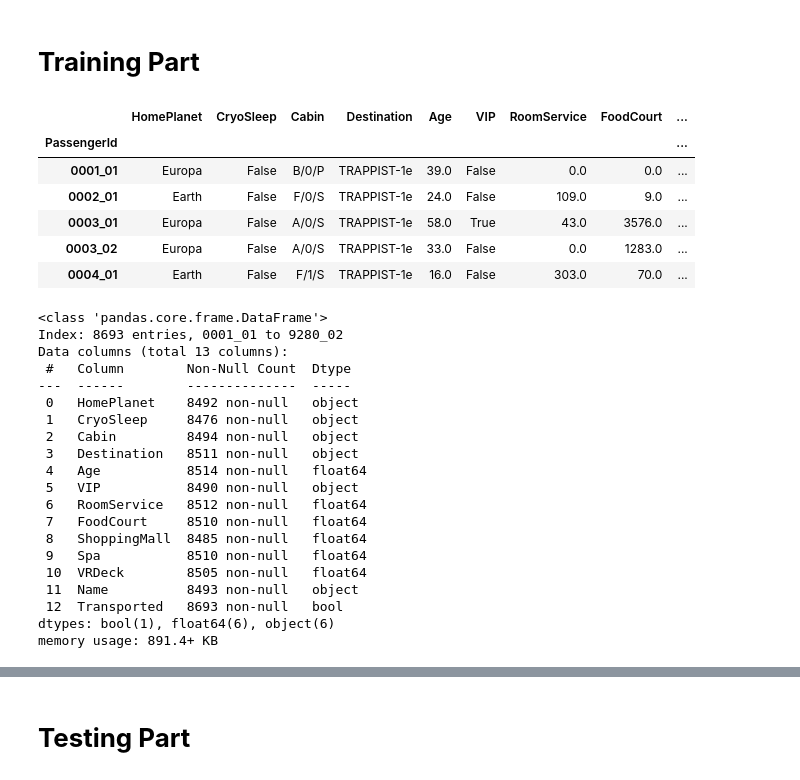
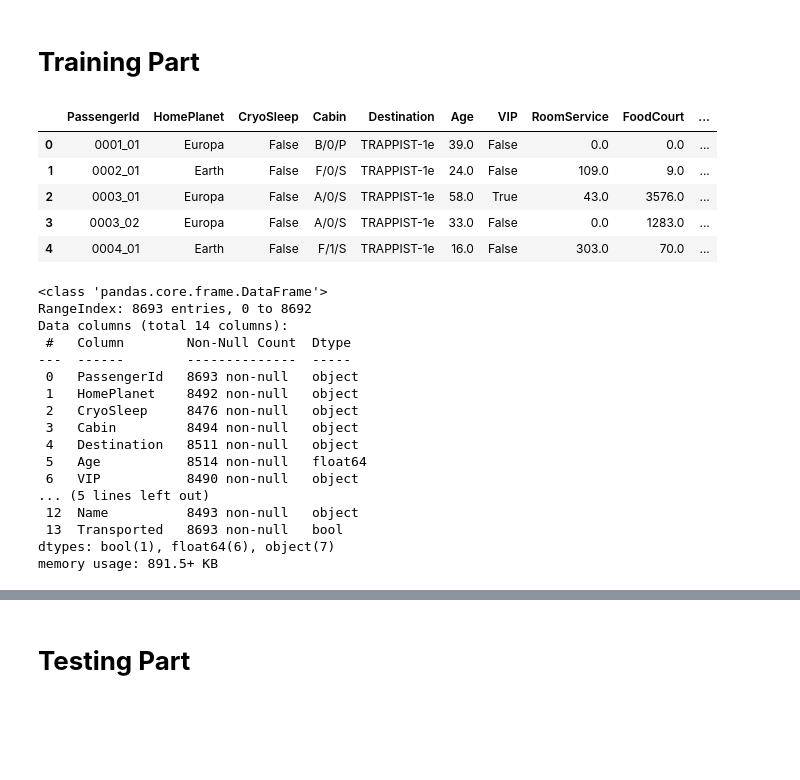
Before and after one commit to ayush8587/Kaggle_Competition, a Jupyter notebook: spaceship-titanic.ipynb, the cells around one changed output, grey strips where cells are left out. Saved outputs shown, nothing was run; the diff lists cells and outputs as text; code cells hidden in the pictures; blank space fills up the shorter version.

Commit message:
Kaggle Notebook | Spaceship Titanic | Version 6

```diff
--- a/spaceship-titanic.ipynb
+++ b/spaceship-titanic.ipynb
@@ -34,34 +28,30 @@ import matplotlib.pyplot as plt
 # %%
-train=pd.read_csv('/kaggle/input/spaceship-titanic/train.csv',index_col='PassengerId')
+train=pd.read_csv('/kaggle/input/spaceship-titanic/train.csv')
 train.head()
 # %% [output]
-|  | HomePlanet | CryoSleep | Cabin | Destination | Age | VIP | RoomService | FoodCourt | ... |
-| PassengerId |  |  |  |  |  |  |  |  | ... |
-| 0001_01 | Europa | False | B/0/P | TRAPPIST-1e | 39.0 | False | 0.0 | 0.0 | ... |
-| 0002_01 | Earth | False | F/0/S | TRAPPIST-1e | 24.0 | False | 109.0 | 9.0 | ... |
-| 0003_01 | Europa | False | A/0/S | TRAPPIST-1e | 58.0 | True | 43.0 | 3576.0 | ... |
-| 0003_02 | Europa | False | A/0/S | TRAPPIST-1e | 33.0 | False | 0.0 | 1283.0 | ... |
-| 0004_01 | Earth | False | F/1/S | TRAPPIST-1e | 16.0 | False | 303.0 | 70.0 | ... |
+|  | PassengerId | HomePlanet | CryoSleep | Cabin | Destination | Age | VIP | RoomService | FoodCourt | ... |
+| 0 | 0001_01 | Europa | False | B/0/P | TRAPPIST-1e | 39.0 | False | 0.0 | 0.0 | ... |
+| 1 | 0002_01 | Earth | False | F/0/S | TRAPPIST-1e | 24.0 | False | 109.0 | 9.0 | ... |
+| 2 | 0003_01 | Europa | False | A/0/S | TRAPPIST-1e | 58.0 | True | 43.0 | 3576.0 | ... |
+| 3 | 0003_02 | Europa | False | A/0/S | TRAPPIST-1e | 33.0 | False | 0.0 | 1283.0 | ... |
+| 4 | 0004_01 | Earth | False | F/1/S | TRAPPIST-1e | 16.0 | False | 303.0 | 70.0 | ... |
 # %%
 train.info()
 # %% [output]
 <class 'pandas.core.frame.DataFrame'>
-Index: 8693 entries, 0001_01 to 9280_02
-Data columns (total 13 columns):
+RangeIndex: 8693 entries, 0 to 8692
+Data columns (total 14 columns):
  #   Column        Non-Null Count  Dtype
 ---  ------        --------------  -----
- 0   HomePlanet    8492 non-null   object
- 1   CryoSleep     8476 non-null   object
- 2   Cabin         8494 non-null   object
- 3   Destination   8511 non-null   object
- 4   Age           8514 non-null   float64
- 5   VIP           8490 non-null   object
- 6   RoomService   8512 non-null   float64
- 7   FoodCourt     8510 non-null   float64
- 8   ShoppingMall  8485 non-null   float64
- 9   Spa           8510 non-null   float64
- 10  VRDeck        8505 non-null   float64
- 11  Name          8493 non-null   object
- 12  Transported   8693 non-null   bool
-dtypes: bool(1), float64(6), object(6)
-memory usage: 891.4+ KB
+ 0   PassengerId   8693 non-null   object
+ 1   HomePlanet    8492 non-null   object
+ 2   CryoSleep     8476 non-null   object
+ 3   Cabin         8494 non-null   object
+ 4   Destination   8511 non-null   object
+ 5   Age           8514 non-null   float64
+ 6   VIP           8490 non-null   object
+... (5 lines left out)
+ 12  Name          8493 non-null   object
+ 13  Transported   8693 non-null   bool
+dtypes: bool(1), float64(6), object(7)
+memory usage: 891.5+ KB
```
Also changed, not shown: parts of 102 cells of this notebook.
